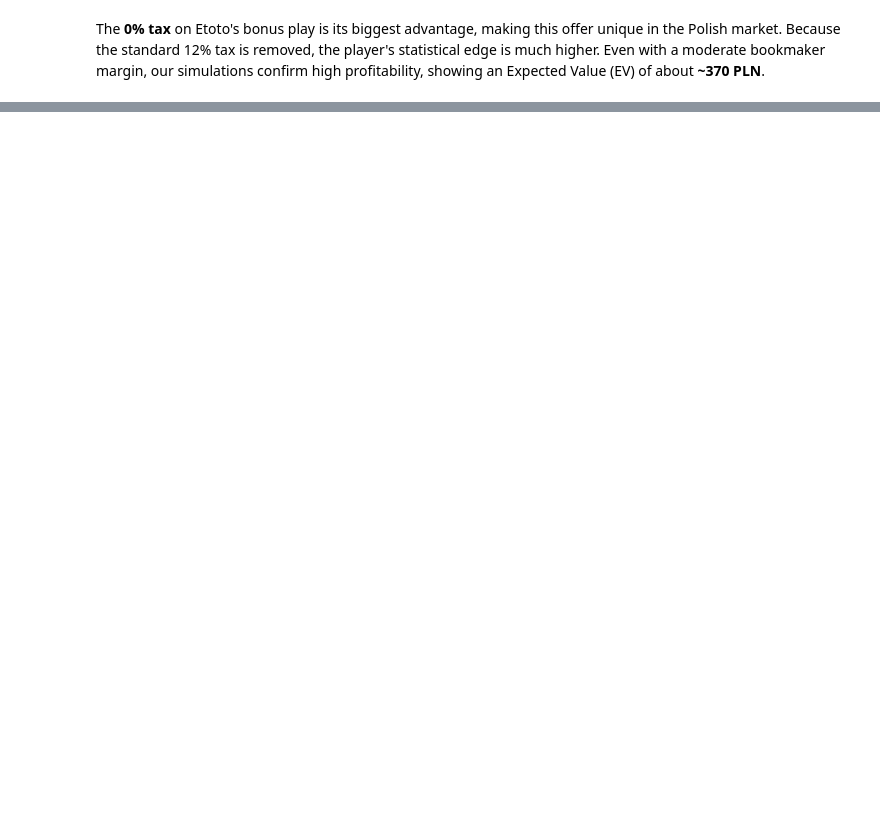
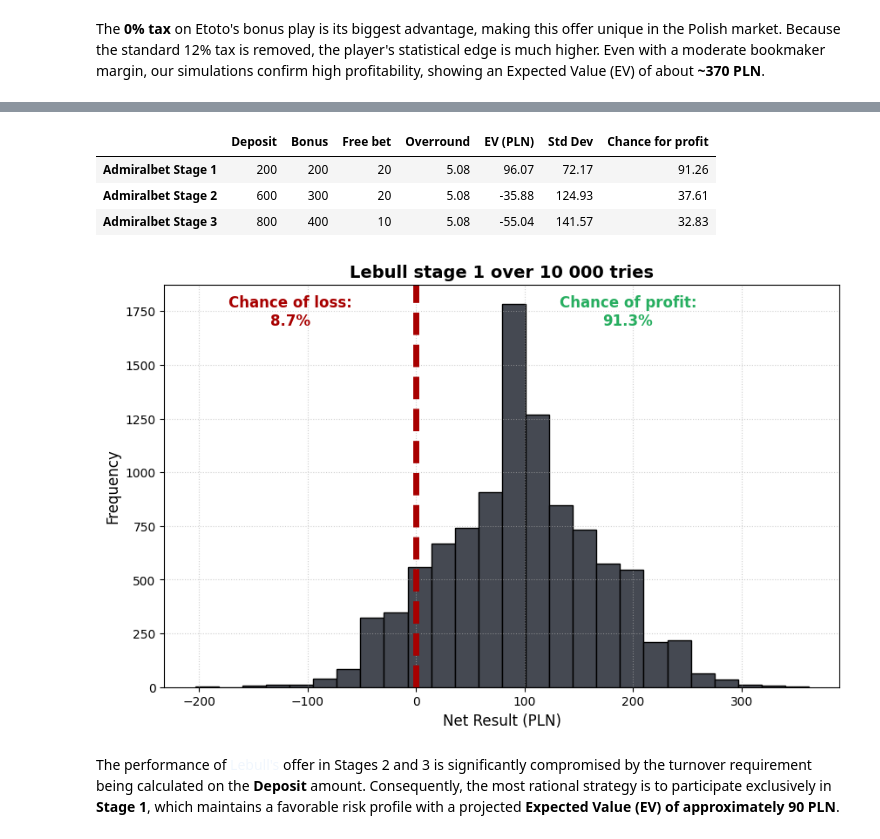
Before and after one commit to nzagozdzon-AGH/Free_Lunch_Theorem, a Jupyter notebook: Bookie_beater.ipynb, the cells around one changed output, grey strips where cells are left out. Saved outputs shown, nothing was run; the diff lists cells and outputs as text; code cells hidden in the pictures; blank space fills up the shorter version.

Commit message:
Analized Lebull's offer

```diff
--- a/Bookie_beater.ipynb
+++ b/Bookie_beater.ipynb
@@ -156,0 +169,26 @@ The **0% tax** on Etoto's bonus play is its biggest advantage, making this offer
+# %%
+lebull_overround = engine.overround_calculator(odds.lebull_odds)
+data_stage_1 = engine.monte_carlo(offers.Lebull["Offer_1"], lebull_overround)
+data_stage_2 = engine.monte_carlo(offers.Lebull["Offer_2"], lebull_overround)
+data_stage_3 = engine.monte_carlo(offers.Lebull["Offer_3"], lebull_overround)
+
+data_values = [
+    [offers.Lebull["Offer_1"]["deposit"], offers.Lebull["Offer_1"]["bonus"], offers.Lebull["Offer_1"]["free_bet"]["value"], (admiral_overround-1)*100, np.mean(data_stage_1), np.std(data_stage_1), engine.chance_of_profit(data_stage_1)],
+    [offers.Lebull["Offer_2"]["deposit"], offers.Lebull["Offer_2"]["bonus"], offers.Lebull["Offer_2"]["free_bet"]["value"], (admiral_overround-1)*100, np.mean(data_stage_2), np.std(data_stage_2), engine.chance_of_profit(data_stage_2)],
+    [offers.Lebull["Offer_3"]["deposit"], offers.Lebull["Offer_3"]["bonus"], offers.Lebull["Offer_3"]["free_bet"]["value"], (admiral_overround-1)*100, np.mean(data_stage_3), np.std(data_stage_3), engine.chance_of_profit(data_stage_3)]
+]
+columns = ["Deposit", "Bonus","Free bet","Overround","EV (PLN)", "Std Dev", "Chance for profit"]
+index_names = ["Admiralbet Stage 1", "Admiralbet Stage 2", "Admiralbet Stage 3"]
+df = pd.DataFrame(data=data_values, index=index_names, columns=columns)
+df
+# %% [output]
+|  | Deposit | Bonus | Free bet | Overround | EV (PLN) | Std Dev | Chance for profit |
+| Admiralbet Stage 1 | 200 | 200 | 20 | 5.08 | 96.07 | 72.17 | 91.26 |
+| Admiralbet Stage 2 | 600 | 300 | 20 | 5.08 | -35.88 | 124.93 | 37.61 |
+| Admiralbet Stage 3 | 800 | 400 | 10 | 5.08 | -55.04 | 141.57 | 32.83 |
+# %%
+engine.visualize_results(data_stage_1, "Lebull stage 1 over 10 000 tries", color = "#454952ff")
+# %% [output]
+[figure, added]
+# %% [markdown]
+The performance of <span style="color: #d0e1fa4f;">Lebull's</span> offer in Stages 2 and 3 is significantly compromised by the turnover requirement being calculated on the **Deposit** amount. Consequently, the most rational strategy is to participate exclusively in **Stage 1**, which maintains a favorable risk profile with a projected **Expected Value (EV) of approximately 90 PLN**.
```
Also changed, not shown: parts of 7 cells of this notebook, 2 other files.
